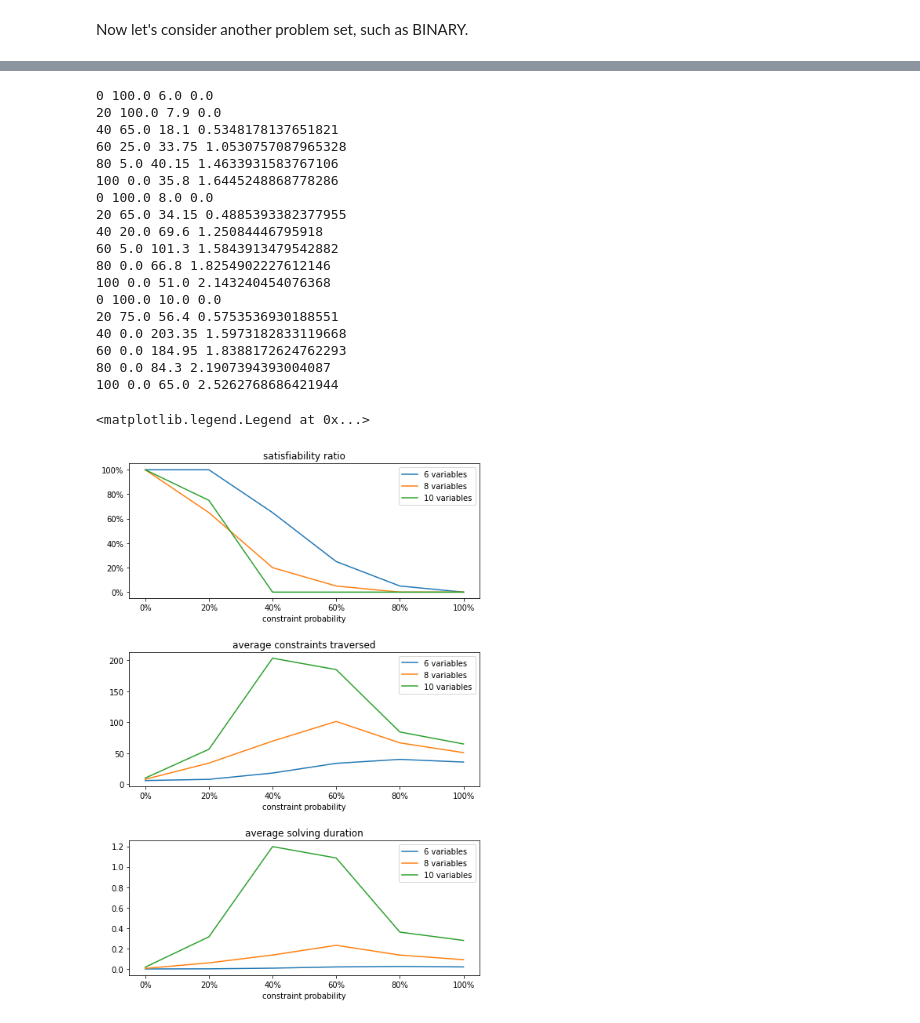
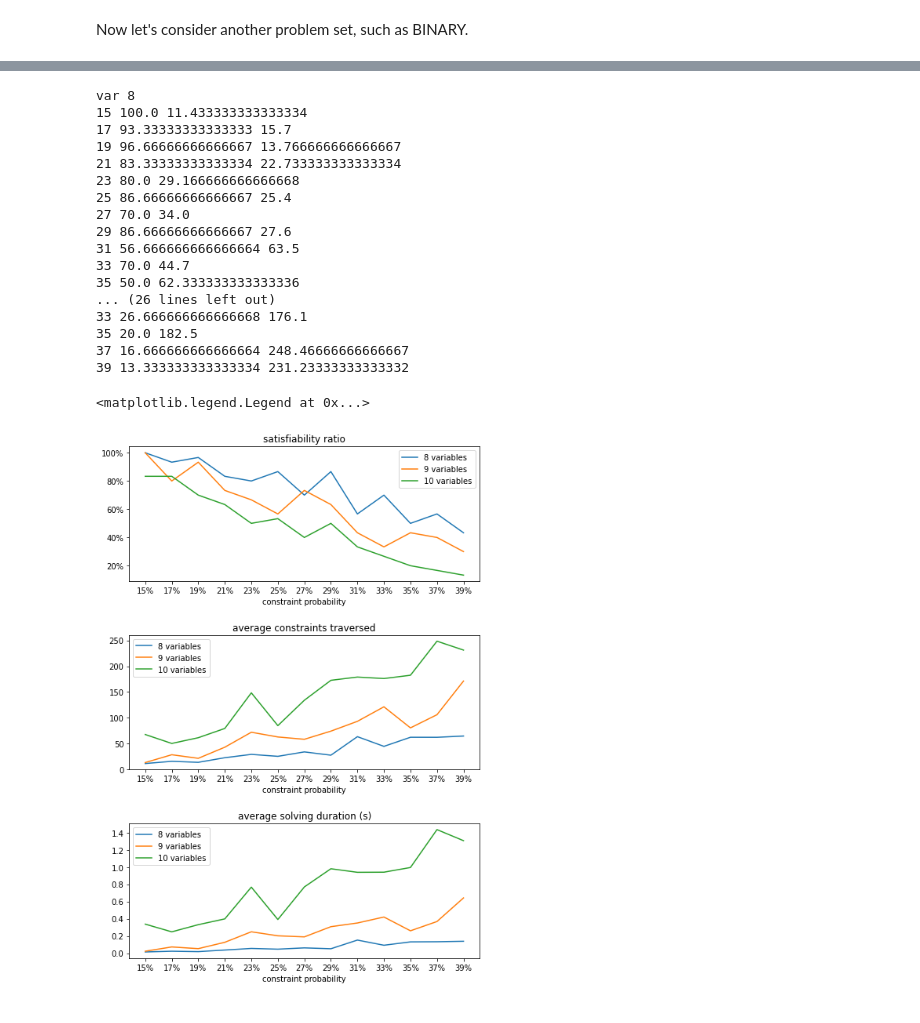
Before and after one commit to IvanDonat/tcsp, a Jupyter notebook: graphing_landscape.ipynb, the cells around one changed output, grey strips where cells are left out. Drawn from its saved outputs; the diff is of its cells as text; code cells hidden in the pictures.

```diff
--- a/graphing_landscape.ipynb
+++ b/graphing_landscape.ipynb
@@ -161,25 +160,29 @@ axs[0].set_title('satisfiability ratio')
 axs[1].set_xlabel('constraint probability')
 axs[1].set_title('average constraints traversed')
 axs[2].set_xlabel('constraint probability')
-axs[2].set_title('average solving duration')
+axs[2].set_title('average solving duration (s)')
 
-runs = 20
-for variables in range(6, 11, 2):
+runs = 30
+for variables in range(8, 11, 1):
+    print('var', variables)
     x_axis = []
     graph = []
     constraints_traversed = []
     times = []
-    for prob in range(0, 101, 20):
+    for prob in range(15, 40, 2):
         x_axis.append(f'{prob}%')
 
         cnt = 0
         constr_cnt = 0
+        time_sum = 0
         for run in range(runs):
-            T = generate_problem(**{ **BINARY , 'variables': variables, 'constraint_probability': prob/100})
+            T = generate_problem(**{ **BINARY , 'variables': variables, 'constraint_probability': prob/100,
+                                   'scaling_factor': 0.2,
+                                   })
             stats = {}
             t = perf_counter()
             sat = solve(
-                T, stats=stats
+                T, backjump=False, stats=stats
             )
             time_sum += perf_counter() - t
             constr_cnt += stats['total']
@@ -231,66 +231,63 @@ axs[0].set_title('satisfiability ratio')
 axs[1].set_xlabel('constraint probability')
 axs[1].set_title('average constraints traversed')
 axs[2].set_xlabel('constraint probability')
-axs[2].set_title('average solving duration')
+axs[2].set_title('average solving duration (s)')
 
-runs = 20
-for variables in range(6, 11, 2):
+runs = 30
+for variables in range(8, 11, 1):
+    print('var', variables)
     x_axis = []
     graph = []
     constraints_traversed = []
     times = []
-    for prob in range(0, 101, 20):
+    for prob in range(15, 40, 2):
         x_axis.append(f'{prob}%')
 
         cnt = 0
         constr_cnt = 0
-        backjump_distance_cnt = 0
         time_sum = 0
         for run in range(runs):
-            T = generate_problem(**{ **BINARY ,
-                                    'variables': variables,
-                                    'constraint_probability': prob/100,
-                                    'scaling_factor': 0.1})
+            T = generate_problem(**{ **BINARY , 'variables': variables, 'constraint_probability': prob/100,
+                                   'scaling_factor': 0.2,
+                                   })
             stats = {}
             t = perf_counter()
             sat = solve(
-                T, backjump=True, stats=stats,
+                T, backjump=True, stats=stats
             )
             time_sum += perf_counter() - t
             constr_cnt += stats['total']
-            if stats['dead'] > 0: backjump_distance_cnt += stats['backjump'] / stats['dead']
             if sat: cnt+=1
 
         graph.append(100*cnt/runs)
+        constraints_traversed.append(constr_cnt / runs)
         times.append(time_sum / runs)
-        constraints_traversed.append(constr_cnt / runs)
-        print(prob, cnt/runs * 100, constr_cnt / runs, backjump_distance_cnt / runs)
+        print(prob, cnt/runs * 100, constr_cnt / runs)
 
     axs[0].plot(x_axis, graph, label=f'{variables} variables')
     axs[1].plot(x_axis, constraints_traversed, label=f'{variables} variables')
     axs[2].plot(x_axis, times, label=f'{variables} variables')
 
 axs[0].legend()
 axs[1].legend()
 axs[2].legend()
 # %% [output]
-0 100.0 6.0 0.0
-20 100.0 7.9 0.0
-40 65.0 18.1 0.5348178137651821
-60 25.0 33.75 1.0530757087965328
-80 5.0 40.15 1.4633931583767106
-100 0.0 35.8 1.6445248868778286
-0 100.0 8.0 0.0
-20 65.0 34.15 0.4885393382377955
-40 20.0 69.6 1.25084446795918
-60 5.0 101.3 1.5843913479542882
-80 0.0 66.8 1.8254902227612146
-100 0.0 51.0 2.143240454076368
-0 100.0 10.0 0.0
-20 75.0 56.4 0.5753536930188551
-40 0.0 203.35 1.5973182833119668
-60 0.0 184.95 1.8388172624762293
-80 0.0 84.3 2.1907394393004087
-100 0.0 65.0 2.5262768686421944
+var 8
+15 100.0 11.433333333333334
+17 93.33333333333333 15.7
+19 96.66666666666667 13.766666666666667
+21 83.33333333333334 22.733333333333334
+23 80.0 29.166666666666668
+25 86.66666666666667 25.4
+27 70.0 34.0
+29 86.66666666666667 27.6
+31 56.666666666666664 63.5
+33 70.0 44.7
+35 50.0 62.333333333333336
+... (26 lines left out)
+33 26.666666666666668 176.1
+35 20.0 182.5
+37 16.666666666666664 248.46666666666667
+39 13.333333333333334 231.23333333333332
 <matplotlib.legend.Legend at 0x...>
-[figure, old version]
+[figure, new version]
```
Also changed, not shown: parts of 6 cells of this notebook.
